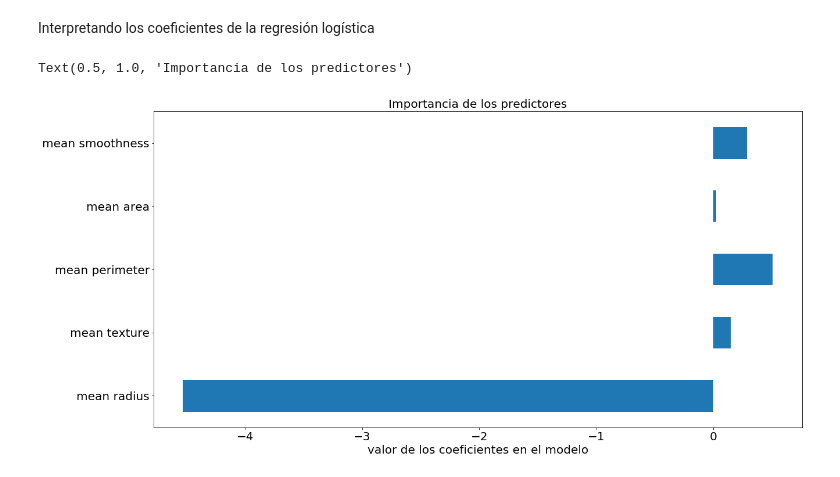
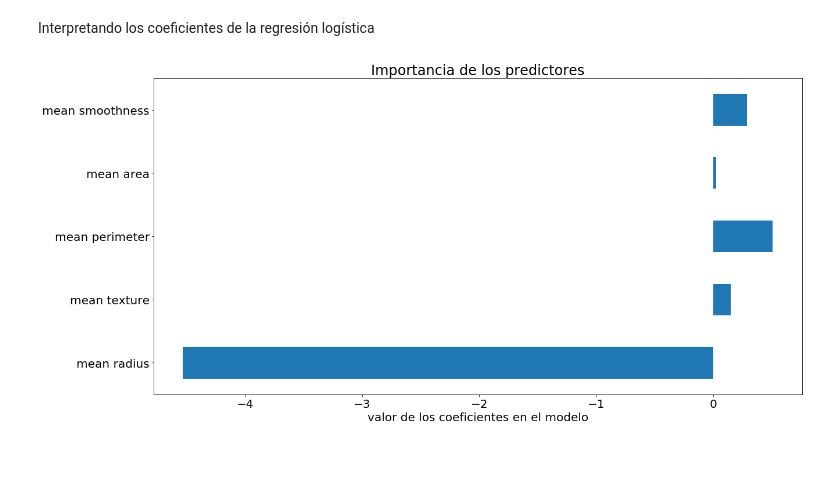
Before and after one commit to StaticVoidGabo/intro_to_machine_learning, a Jupyter notebook: 3.1-2-regresion-logistica.ipynb, the cells around one changed output. Drawn from its saved outputs; the diff is of its cells as text; code cells hidden in the pictures.

```diff
--- a/3.1-2-regresion-logistica.ipynb
+++ b/3.1-2-regresion-logistica.ipynb
@@ -468,13 +467,13 @@ Interpretando los coeficientes de la regresión logística
 # %%
 coef  = pd.DataFrame({'features': data.feature_names[[0, 1, 2,3,4]],
              'coefficients': clf.coef_[0]})
 coef.index = coef.features
 coef.plot(kind='barh',legend=False)
-plt.xticks(size=20)
-plt.xlabel("valor de los coeficientes en el modelo",size=20)
-plt.ylabel("",size=20)
-plt.yticks(size=20)
-plt.title("Importancia de los predictores",size=20)
+plt.xticks()
+plt.xlabel("valor de los coeficientes en el modelo")
+plt.ylabel("")
+plt.yticks()
+plt.title("Importancia de los predictores")
+plt.show()
 # %% [output]
-Text(0.5, 1.0, 'Importancia de los predictores')
-[figure, old version]
+[figure, new version]
```
Also changed, not shown: parts of 6 cells of this notebook, 8 other files.
